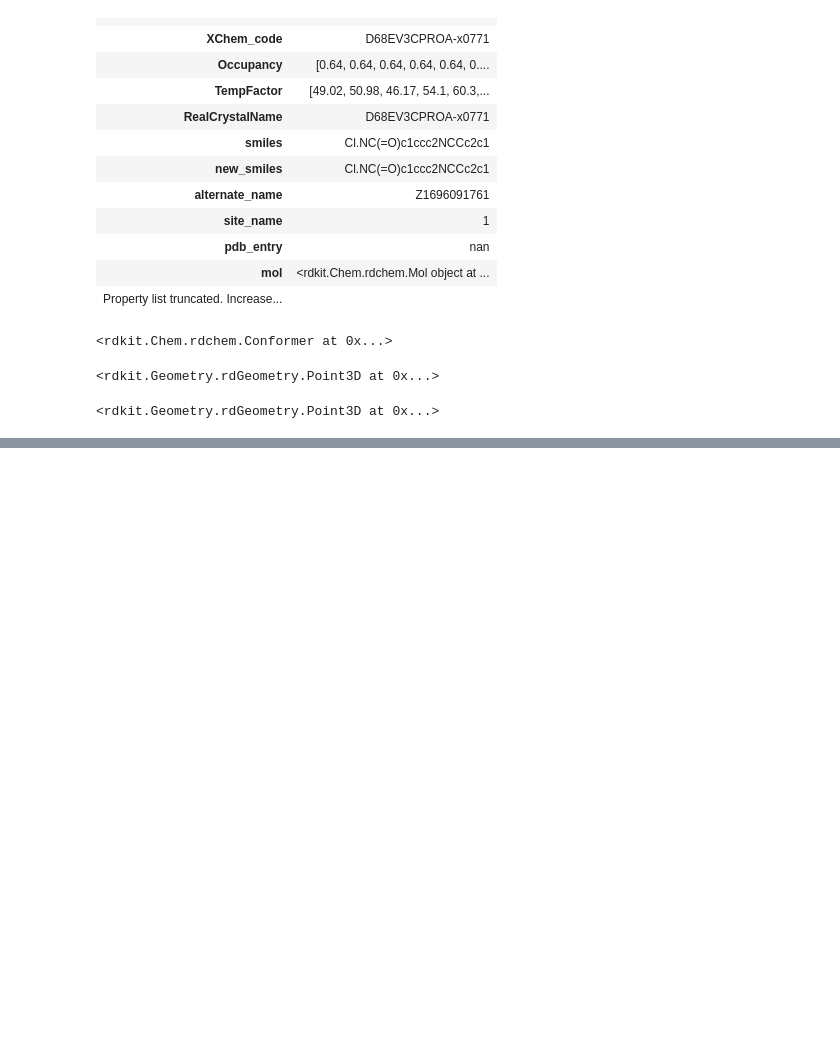
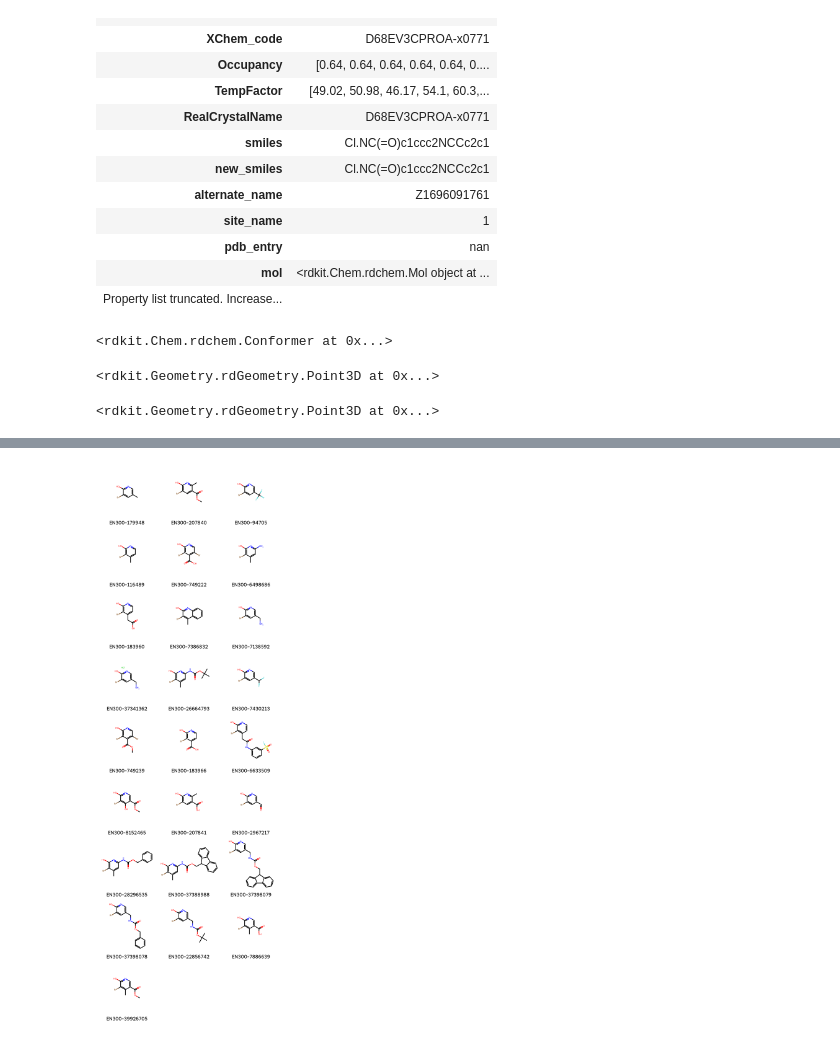
Before and after one commit to matteoferla/EV-D68-3C-protease, a Jupyter notebook: 02_hit-prep/hit_investigation.ipynb, the cells around one changed output, grey strips where cells are left out. Drawn from its saved outputs; the diff is of its cells as text; code cells hidden in the pictures; blank space fills up the shorter version.

```diff
--- a/02_hit-prep/hit_investigation.ipynb
+++ b/02_hit-prep/hit_investigation.ipynb
@@ -250,0 +280,8 @@ with Chem.SDMolSupplier('rocs-monster2.sdf') as sdr, Chem.SDWriter('rocs-monster
+# %%
+expansions = []
+
+with gzip.open('../Functional-subsets-of-Enamine-BB/Enamine_BB_halogen.sdf.gz') as fh:
+    with Chem.ForwardSDMolSupplier(fh) as s:
+        for mol in s:
+            if mol.HasSubstructMatch(metamethylbromopyridinol) or mol.HasSubstructMatch(paramethylbromopyridinol):
+                expansions.append(mol)
@@ -250,0 +296,4 @@ with Chem.SDMolSupplier('rocs-monster2.sdf') as sdr, Chem.SDWriter('rocs-monster
+# %%
+Draw.MolsToGridImage(expansions, legends=[m.GetProp('id') for m in expansions])
+# %% [output]
+[figure, added]
```
Also changed, not shown: parts of 13 cells of this notebook, 2 other files.
